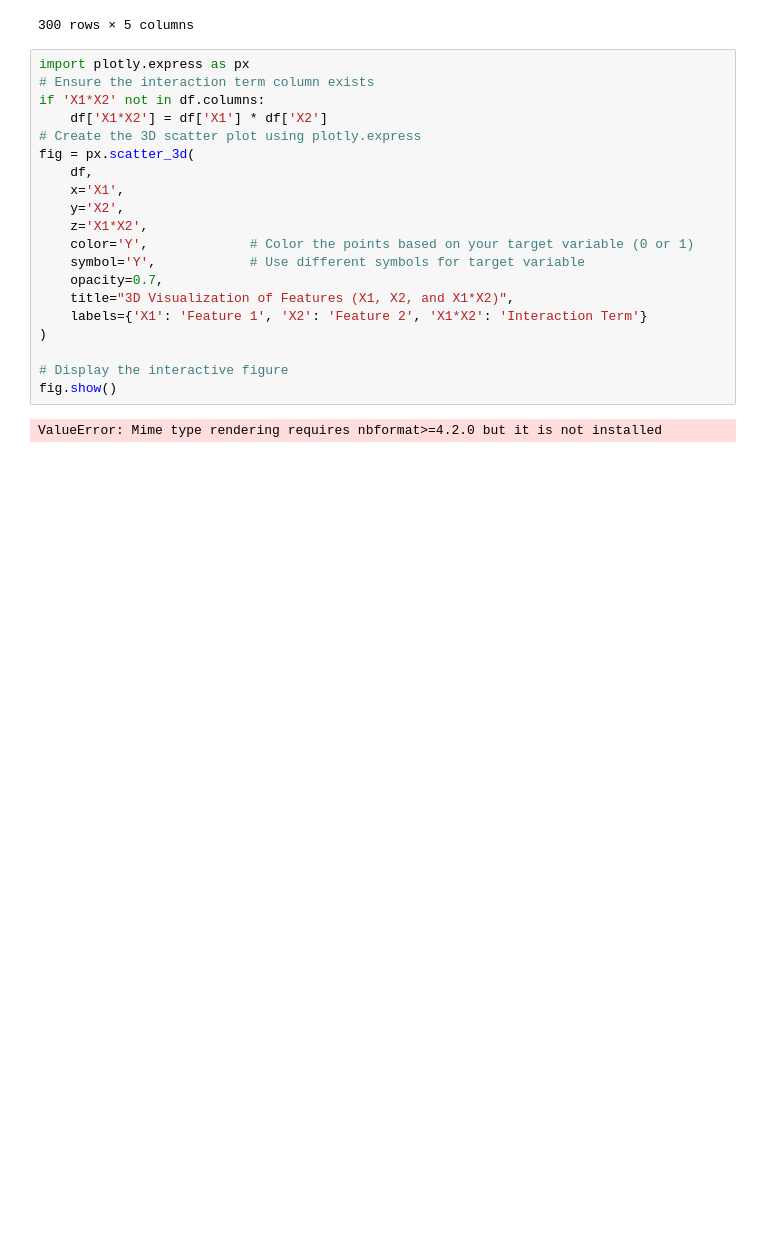
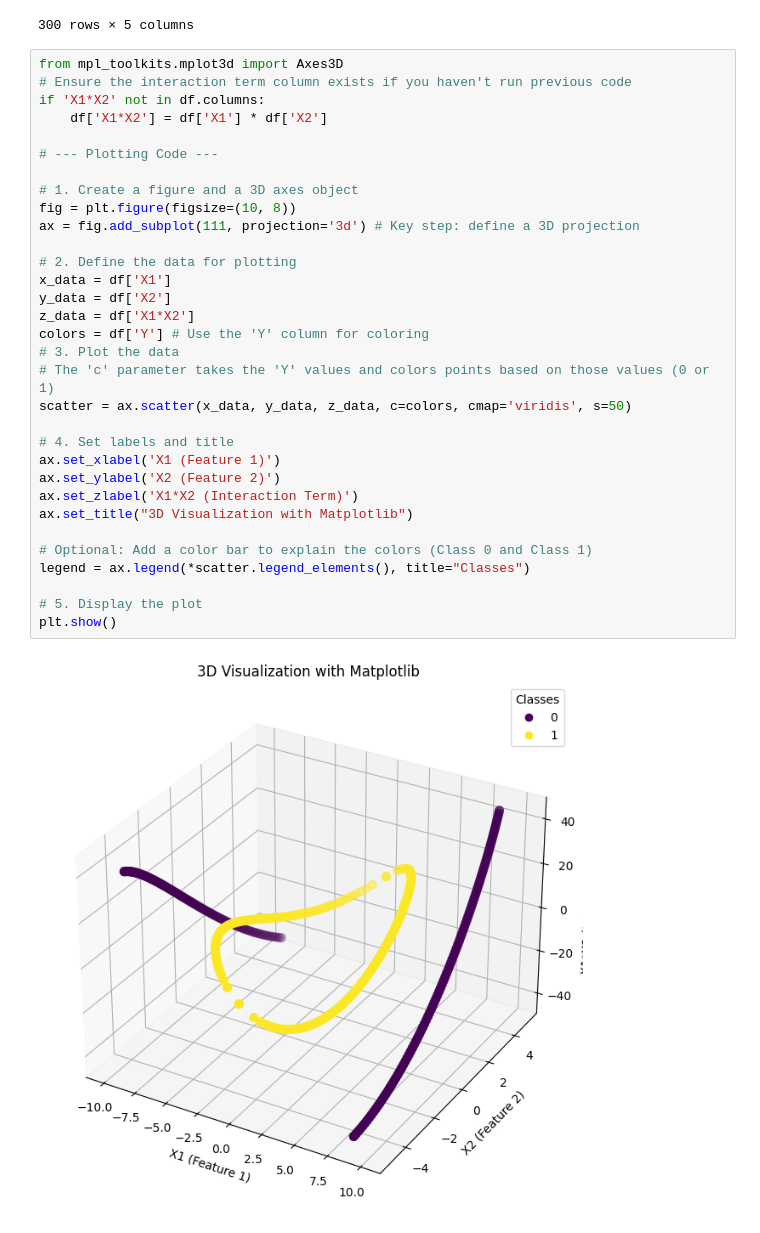
Before and after one commit to codebynishhhi/data_science_learnings, a Jupyter notebook: SVM/svm_kernels.ipynb, the cells around one changed output. Drawn from its saved outputs; the diff is of its cells as text; blank space fills up the shorter version.

```diff
--- a/SVM/svm_kernels.ipynb
+++ b/SVM/svm_kernels.ipynb
@@ -169,24 +169,36 @@ X_train
 | 172 | -9.738311 | -2.272727 | 94.834711 | 5.165289 | 22.132526 |
 300 rows × 5 columns
 # %%
-import plotly.express as px
-# Ensure the interaction term column exists
+from mpl_toolkits.mplot3d import Axes3D
+# Ensure the interaction term column exists if you haven't run previous code
 if 'X1*X2' not in df.columns:
     df['X1*X2'] = df['X1'] * df['X2']
-# Create the 3D scatter plot using plotly.express
-fig = px.scatter_3d(
-    df,
-    x='X1',
-    y='X2',
-    z='X1*X2',
-    color='Y',             # Color the points based on your target variable (0 or 1)
-    symbol='Y',            # Use different symbols for target variable
-    opacity=0.7,
-    title="3D Visualization of Features (X1, X2, and X1*X2)",
-    labels={'X1': 'Feature 1', 'X2': 'Feature 2', 'X1*X2': 'Interaction Term'}
-)
 
-# Display the interactive figure
-fig.show()
+# --- Plotting Code ---
+
+# 1. Create a figure and a 3D axes object
+fig = plt.figure(figsize=(10, 8))
+ax = fig.add_subplot(111, projection='3d') # Key step: define a 3D projection
+
+# 2. Define the data for plotting
+x_data = df['X1']
+y_data = df['X2']
+z_data = df['X1*X2']
+colors = df['Y'] # Use the 'Y' column for coloring
+# 3. Plot the data
+# The 'c' parameter takes the 'Y' values and colors points based on those values (0 or 1)
+scatter = ax.scatter(x_data, y_data, z_data, c=colors, cmap='viridis', s=50)
+
+# 4. Set labels and title
+ax.set_xlabel('X1 (Feature 1)')
+ax.set_ylabel('X2 (Feature 2)')
+ax.set_zlabel('X1*X2 (Interaction Term)')
+ax.set_title("3D Visualization with Matplotlib")
+
+# Optional: Add a color bar to explain the colors (Class 0 and Class 1)
+legend = ax.legend(*scatter.legend_elements(), title="Classes")
+
+# 5. Display the plot
+plt.show()
 # %% [output]
-ValueError: Mime type rendering requires nbformat>=4.2.0 but it is not installed
+[figure, added]
```
Also changed, not shown: parts of 8 cells of this notebook, 1 other file.
